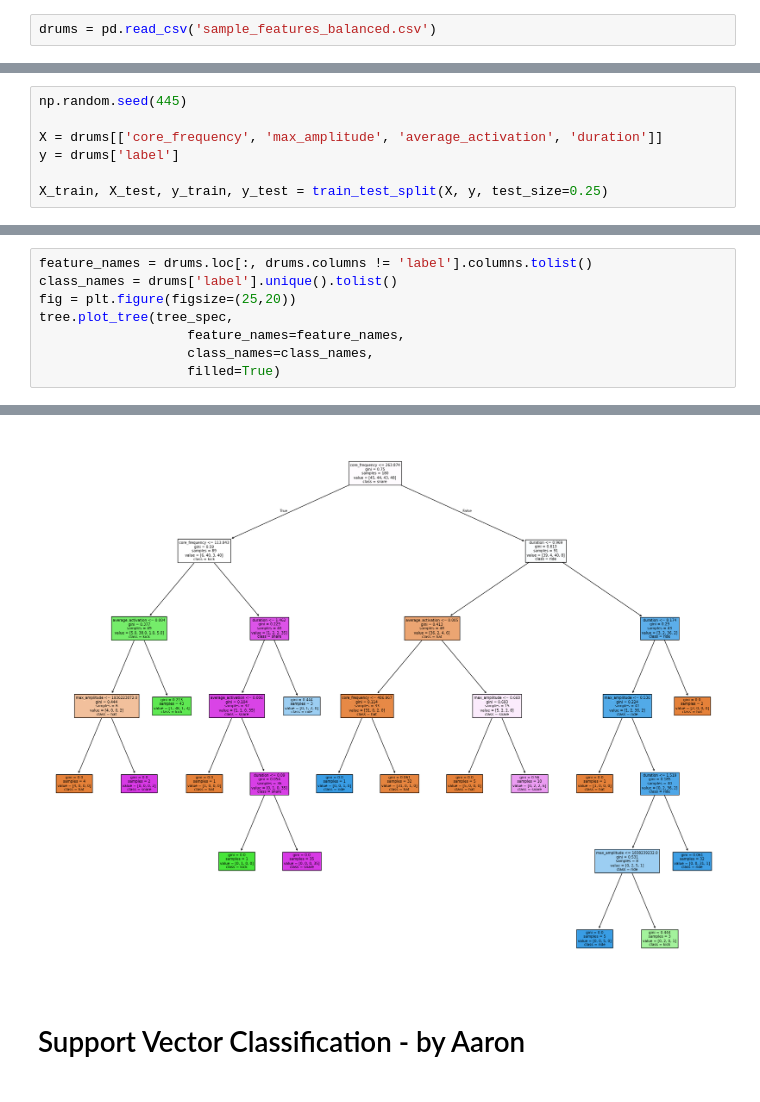
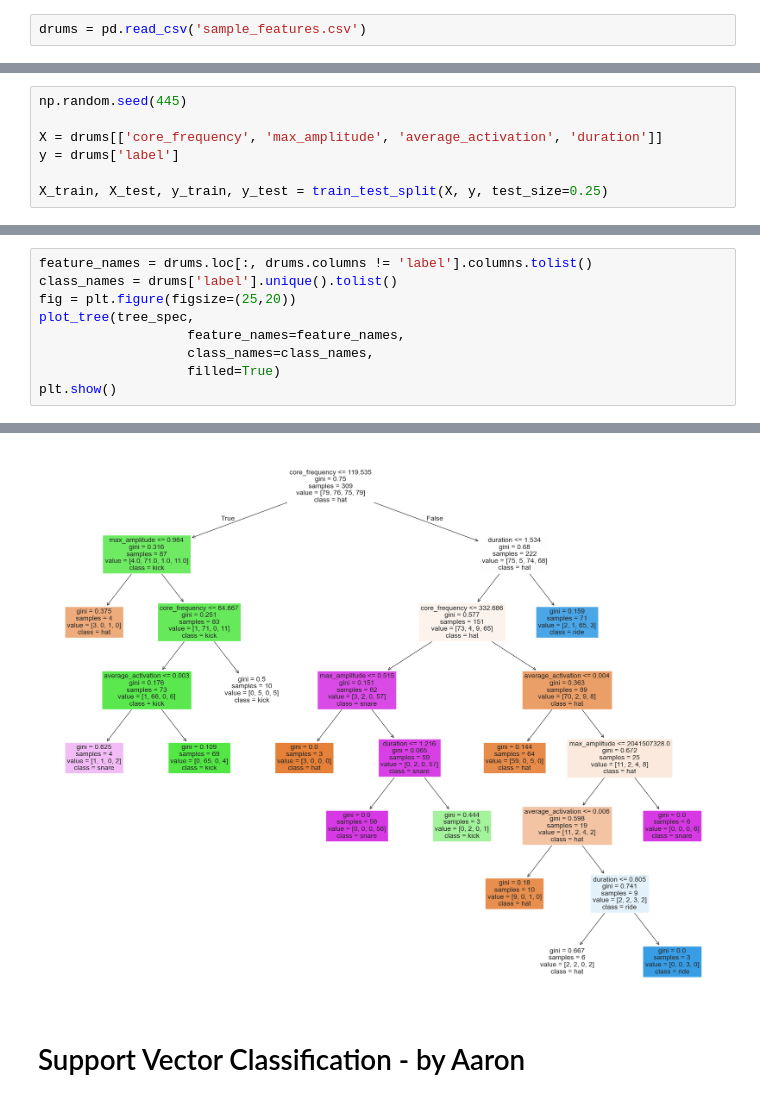
Before and after one commit to dsci445-csu/project-6, a Jupyter notebook: group_6_paper.ipynb, the cells around one changed output, grey strips where cells are left out. Saved outputs shown, nothing was run; the diff lists cells and outputs as text.

```diff
--- a/group_6_paper.ipynb
+++ b/group_6_paper.ipynb
@@ -332,7 +465,7 @@ plt.show()
 # %% [markdown]
 # Tree Models - by Cody
 # %%
-drums = pd.read_csv('sample_features_balanced.csv')
+drums = pd.read_csv('sample_features.csv')
 # %% [markdown]
 ## Initial Model
 
@@ -443,8 +573,9 @@ plt.show()
 feature_names = drums.loc[:, drums.columns != 'label'].columns.tolist()
 class_names = drums['label'].unique().tolist()
 fig = plt.figure(figsize=(25,20))
-tree.plot_tree(tree_spec,
+plot_tree(tree_spec,
                    feature_names=feature_names,
                    class_names=class_names,
                    filled=True)
+plt.show()
 # %% [output]
@@ -468,4 +582,4 @@ tree.plot_tree(tree_spec,
-[figure, old version]
+[figure, new version]
 # %% [markdown]
 # Support Vector Classification - by Aaron
 # %% [markdown]
```
Also changed, not shown: parts of 44 cells of this notebook.
